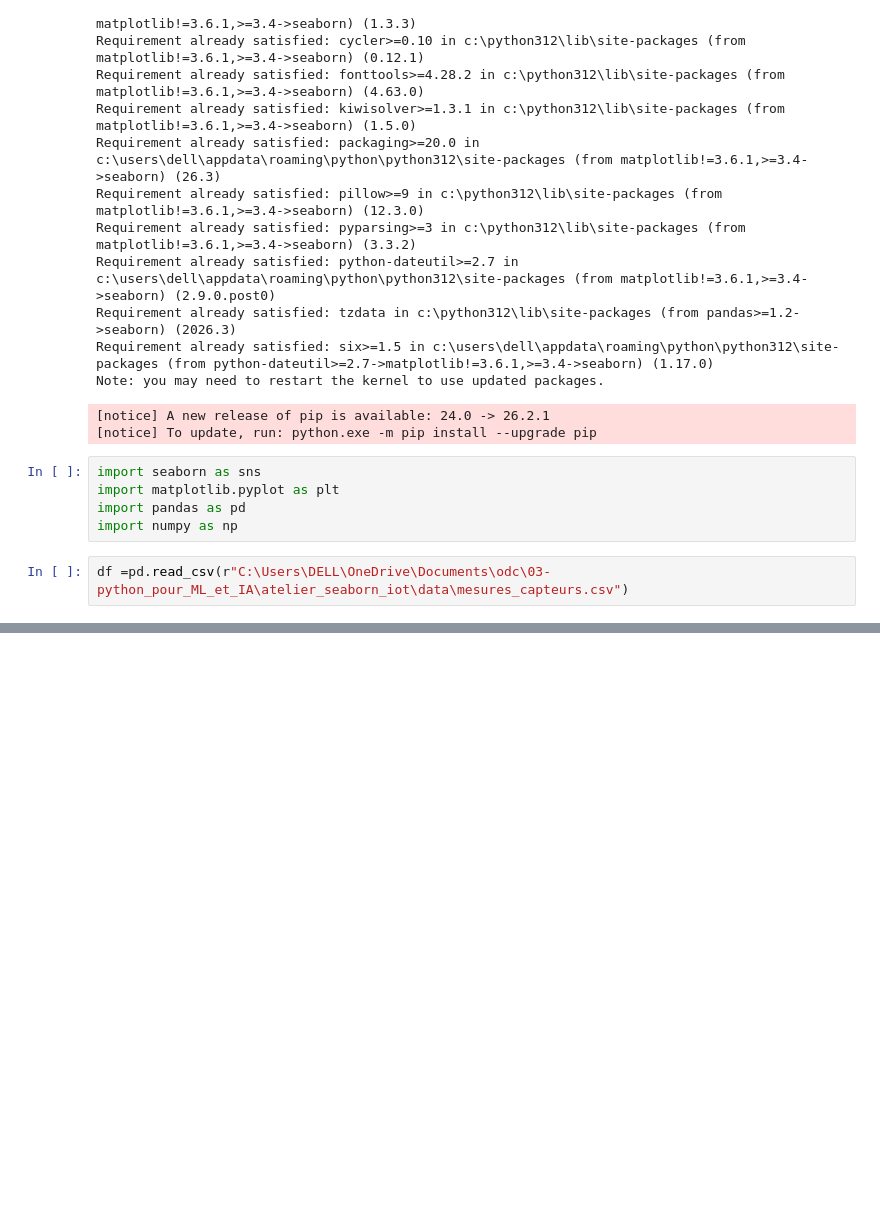
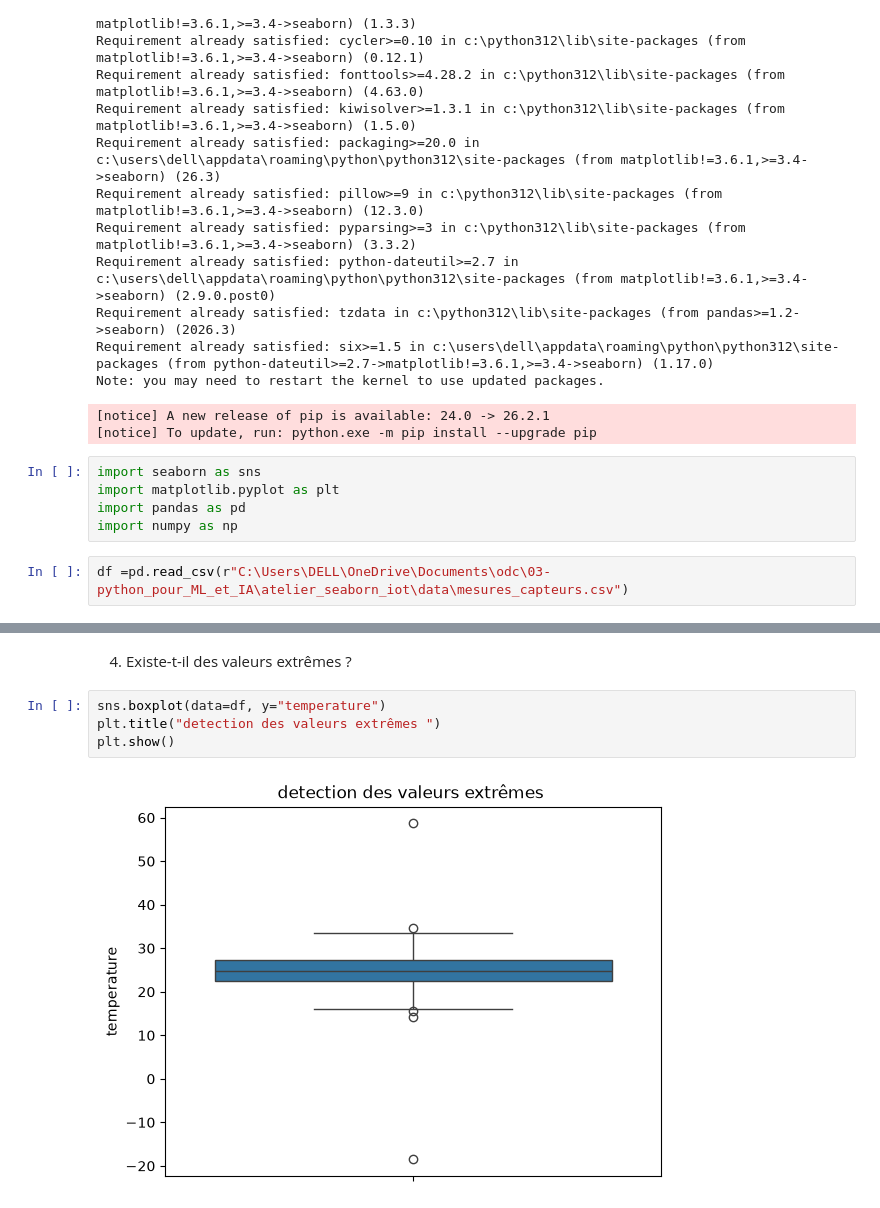
Before and after one commit to yohanfredyh/atelier_seaborn, a Jupyter notebook: notebooks/atelier_seaborn_iot.ipynb, the cells around one changed output, grey strips where cells are left out. Cells and saved outputs as stored; diff of their text form; blank space fills up the shorter version.

```diff
--- a/notebooks/atelier_seaborn_iot.ipynb
+++ b/notebooks/atelier_seaborn_iot.ipynb
@@ -31,0 +94,8 @@ df =pd.read_csv(r"C:\Users\DELL\OneDrive\Documents\odc\03-python_pour_ML_et_IA\a
+# %% [markdown]
+4) Existe-t-il des valeurs extrêmes ?
+# %%
+sns.boxplot(data=df, y="temperature")
+plt.title("detection des valeurs extrêmes ")
+plt.show()
+# %% [output]
+[figure, added]
```
Also changed, not shown: parts of 13 cells of this notebook.
